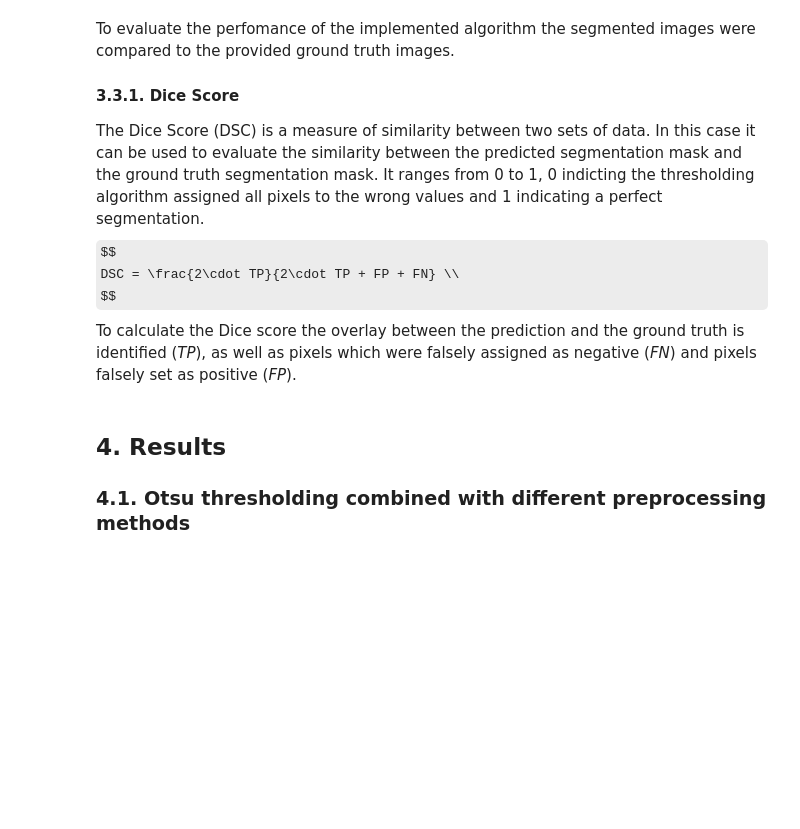
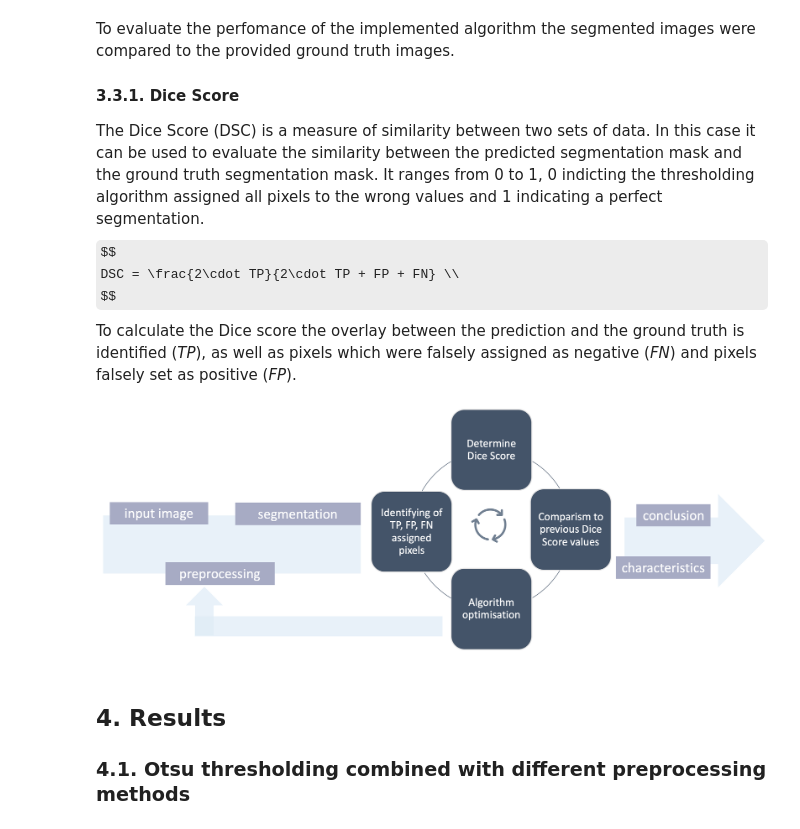
Before and after one commit to datascience-mobi-2023/topic01_team03, a Jupyter notebook: Report/AnfangReport.ipynb, the cells around one changed output. Saved outputs shown, nothing was run; the diff lists cells and outputs as text; code cells hidden in the pictures; some formulas as TeX source; blank space fills up the shorter version.

```diff
--- a/Report/AnfangReport.ipynb
+++ b/Report/AnfangReport.ipynb
@@ -101,6 +104,12 @@ The Dice Score (DSC) is a measure of similarity between two sets of data. In thi
     DSC = \frac{2\cdot TP}{2\cdot TP + FP + FN} \\
    $$
 To calculate the Dice score the overlay between the prediction  and the ground truth is identified (*TP*), as well as pixels which were falsely assigned as negative (*FN*) and pixels falsely set as positive (*FP*).
+# %%
+# Figure x: Visualisation of the general process of image segmentation together with the Dice Score as an evaluation method
+from IPython.display import Image
+Image('../Bilder Report/DiceScoreBild.png',  width=700, height=400)
+# %% [output]
+[figure, added]
 # %% [markdown]
 ## 4. Results
 
```
Also changed, not shown: parts of 7 cells of this notebook.
